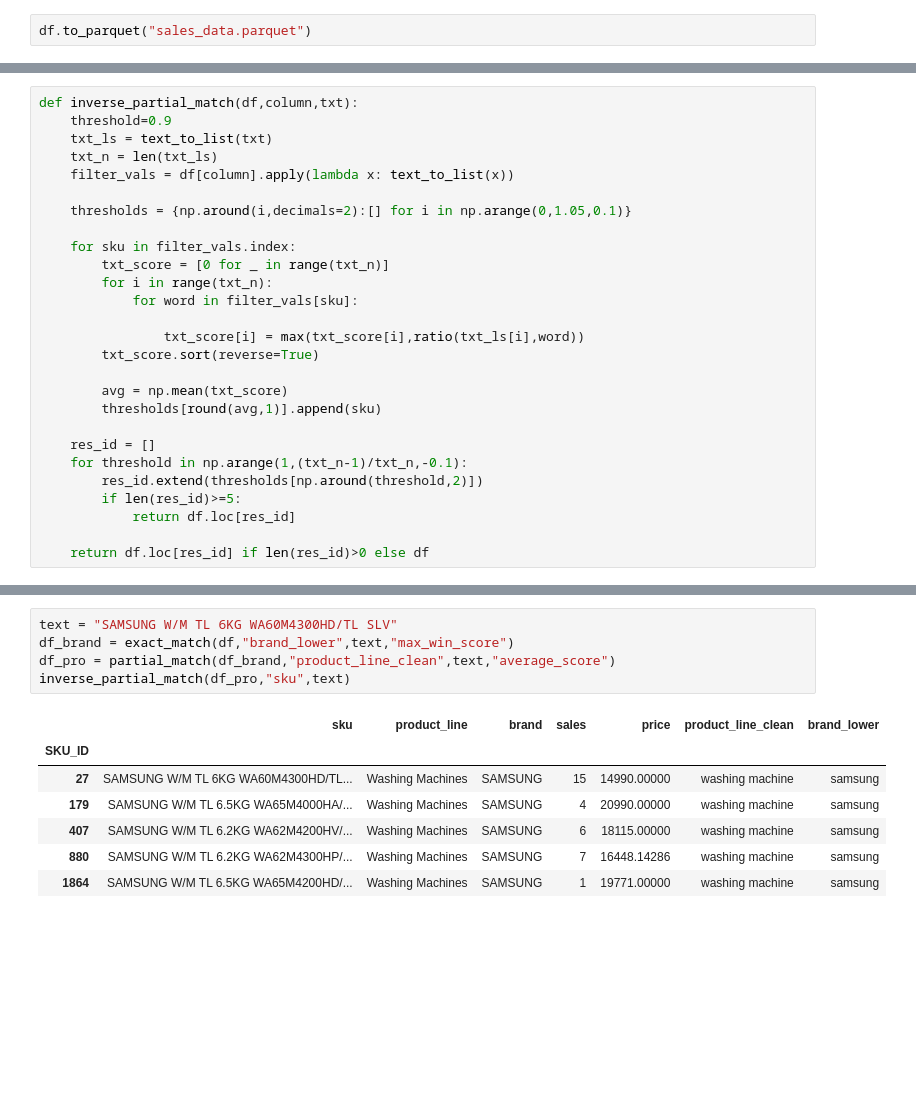
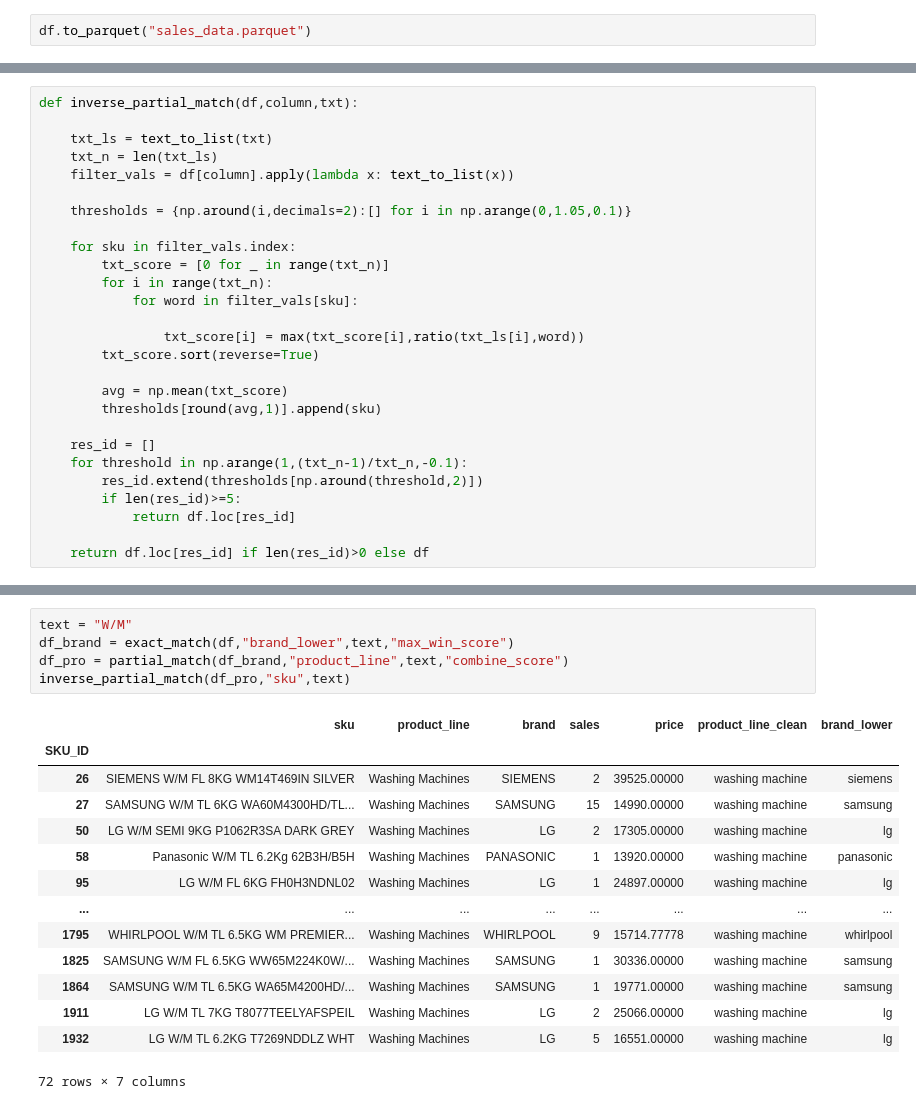
Before and after one commit to adnan2232/product_engine, a Jupyter notebook: testing.ipynb, the cells around one changed output, grey strips where cells are left out. Drawn from its saved outputs; the diff is of its cells as text; blank space fills up the shorter version.

```diff
--- a/testing.ipynb
+++ b/testing.ipynb
@@ -240,7 +279,7 @@ def partial_match(df,cat,txt,method,lemmatize=True):
     return df[ind].copy()
 # %%
 def inverse_partial_match(df,column,txt):
-    threshold=0.9
+
     txt_ls = text_to_list(txt)
     txt_n = len(txt_ls)
     filter_vals = df[column].apply(lambda x: text_to_list(x))
@@ -314,18 +353,25 @@ inverse_partial_match(df_pro,"sku",text)
 | 1864 | SAMSUNG W/M TL 6.5KG WA65M4200HD/... | Washing Machines | SAMSUNG | 1 | 19771.00000 | washing machine | samsung |
 | 1941 | SAMSUNG WM TL 11KG WA11J5750SP | Washing Machines | SAMSUNG | 1 | 34332.00000 | washing machine | samsung |
 # %%
-text = "SAMSUNG W/M TL 6KG WA60M4300HD/TL SLV"
+text = "W/M"
 df_brand = exact_match(df,"brand_lower",text,"max_win_score")
-df_pro = partial_match(df_brand,"product_line_clean",text,"average_score")
+df_pro = partial_match(df_brand,"product_line",text,"combine_score")
 inverse_partial_match(df_pro,"sku",text)
 # %% [output]
 |  | sku | product_line | brand | sales | price | product_line_clean | brand_lower |
 | SKU_ID |  |  |  |  |  |  |  |
+| 26 | SIEMENS W/M FL 8KG WM14T469IN SILVER | Washing Machines | SIEMENS | 2 | 39525.00000 | washing machine | siemens |
 | 27 | SAMSUNG W/M TL 6KG WA60M4300HD/TL... | Washing Machines | SAMSUNG | 15 | 14990.00000 | washing machine | samsung |
-| 179 | SAMSUNG W/M TL 6.5KG WA65M4000HA/... | Washing Machines | SAMSUNG | 4 | 20990.00000 | washing machine | samsung |
-| 407 | SAMSUNG W/M TL 6.2KG WA62M4200HV/... | Washing Machines | SAMSUNG | 6 | 18115.00000 | washing machine | samsung |
-| 880 | SAMSUNG W/M TL 6.2KG WA62M4300HP/... | Washing Machines | SAMSUNG | 7 | 16448.14286 | washing machine | samsung |
+| 50 | LG W/M SEMI 9KG P1062R3SA DARK GREY | Washing Machines | LG | 2 | 17305.00000 | washing machine | lg |
+| 58 | Panasonic W/M TL 6.2Kg 62B3H/B5H | Washing Machines | PANASONIC | 1 | 13920.00000 | washing machine | panasonic |
+| 95 | LG W/M FL 6KG FH0H3NDNL02 | Washing Machines | LG | 1 | 24897.00000 | washing machine | lg |
+| ... | ... | ... | ... | ... | ... | ... | ... |
+| 1795 | WHIRLPOOL W/M TL 6.5KG WM PREMIER... | Washing Machines | WHIRLPOOL | 9 | 15714.77778 | washing machine | whirlpool |
+| 1825 | SAMSUNG W/M FL 6.5KG WW65M224K0W/... | Washing Machines | SAMSUNG | 1 | 30336.00000 | washing machine | samsung |
 | 1864 | SAMSUNG W/M TL 6.5KG WA65M4200HD/... | Washing Machines | SAMSUNG | 1 | 19771.00000 | washing machine | samsung |
+| 1911 | LG W/M TL 7KG T8077TEELYAFSPEIL | Washing Machines | LG | 2 | 25066.00000 | washing machine | lg |
+| 1932 | LG W/M TL 6.2KG T7269NDDLZ WHT | Washing Machines | LG | 5 | 16551.00000 | washing machine | lg |
+72 rows × 7 columns
 # %%
 print(df.to_string())
 # %% [output]
```
Also changed, not shown: parts of 10 cells of this notebook, 3 other files.
